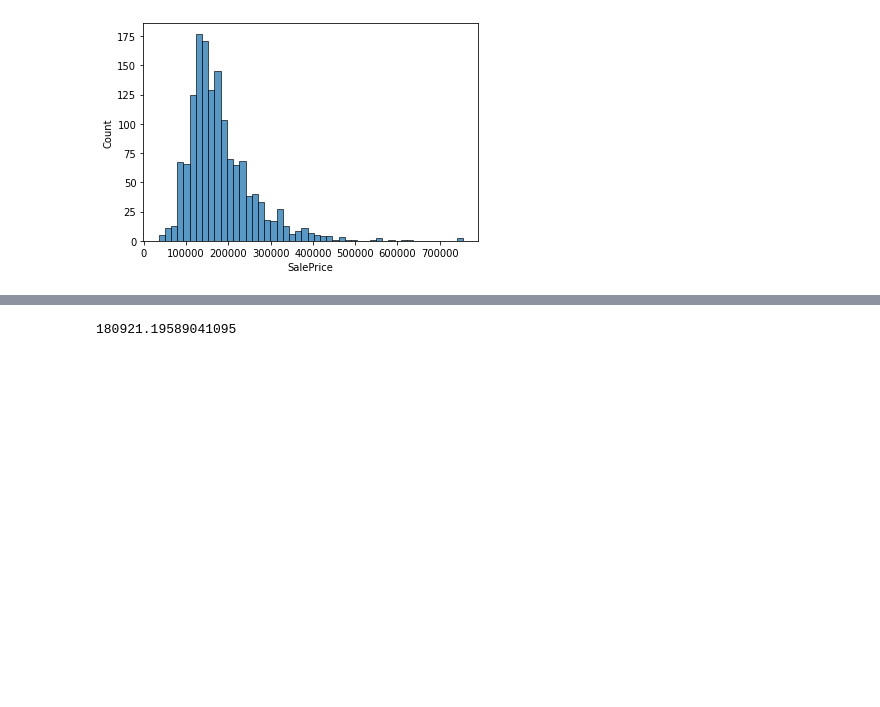
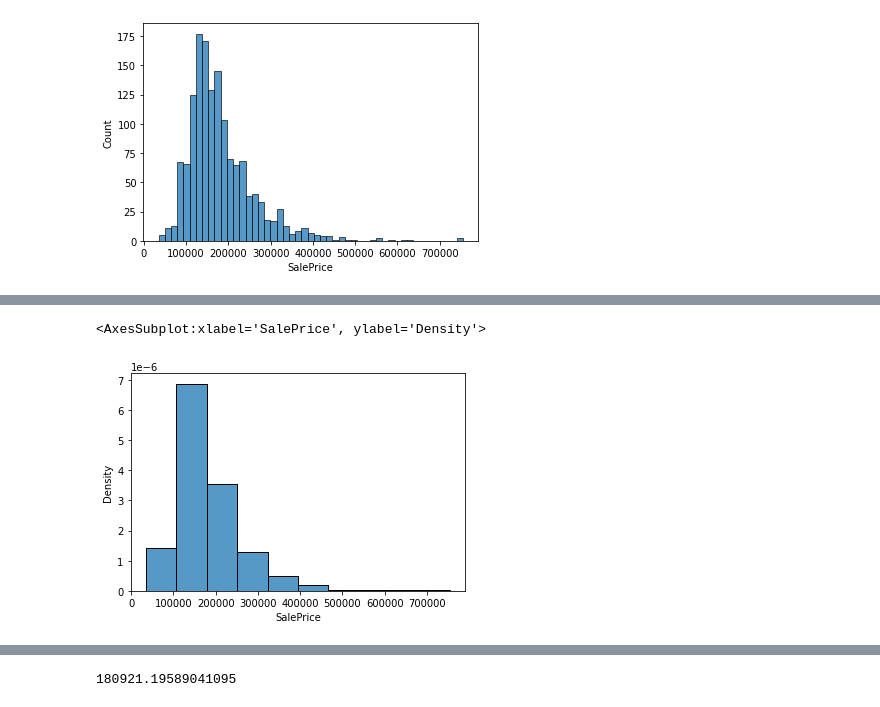
Before and after one commit to mmelshenawy/ML-Concepts, a Jupyter notebook: notebooks/01 - EDA(1).ipynb, the cells around one changed output, grey strips where cells are left out. Saved outputs shown, nothing was run; the diff lists cells and outputs as text; code cells hidden in the pictures; blank space fills up the shorter version.

```diff
--- a/notebooks/01 - EDA(1).ipynb
+++ b/notebooks/01 - EDA(1).ipynb
@@ -74,0 +83,6 @@ sns.histplot(target)
+# %%
+# the density sum of areas (sum (width of each bar * height) should be 1
+sns.histplot(target, bins= 10, stat='density')
+# %% [output]
+<AxesSubplot:xlabel='SalePrice', ylabel='Density'>
+[figure, added]
```
Also changed, not shown: parts of 21 cells of this notebook.
